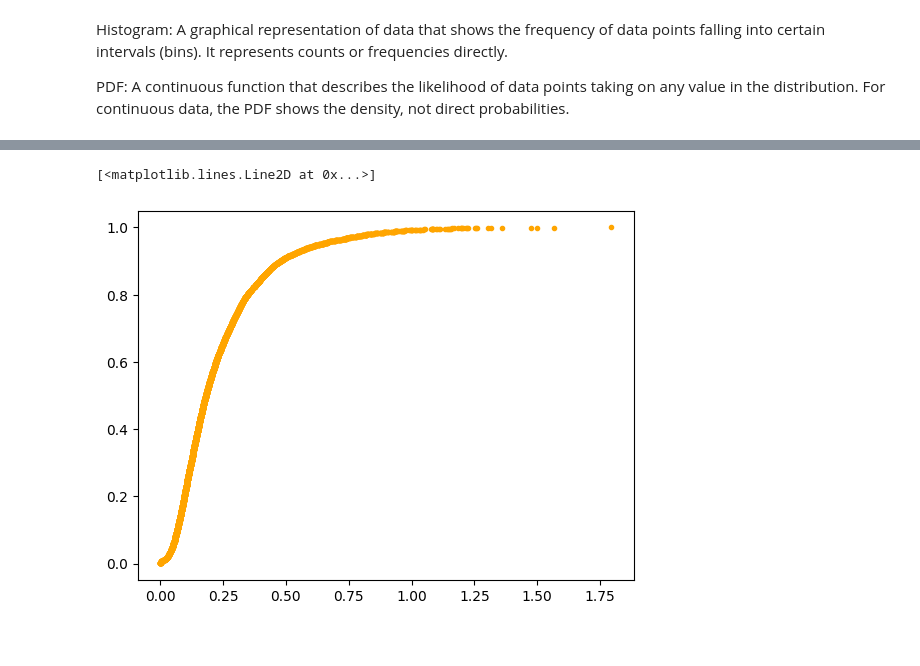
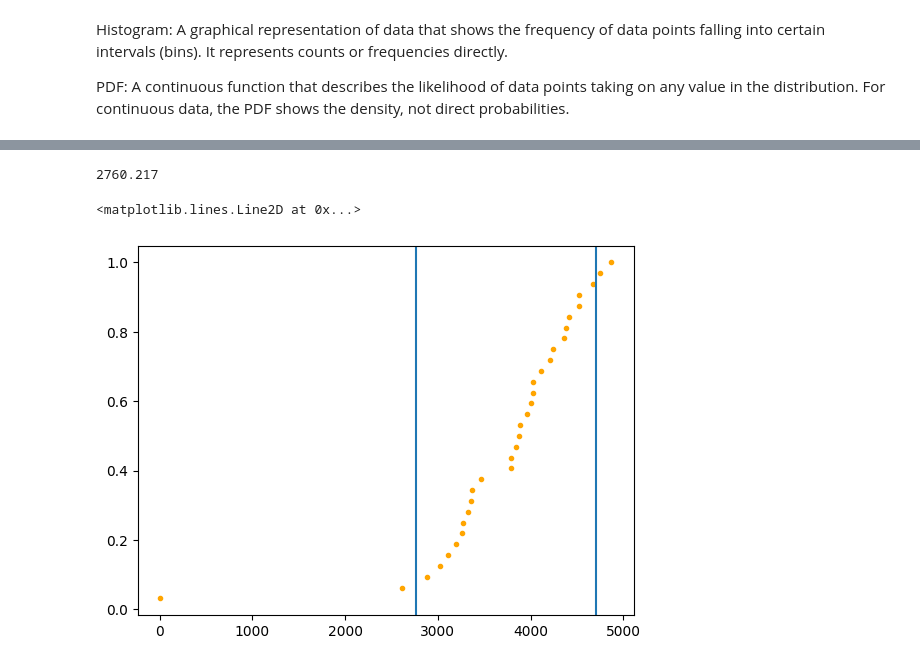
Before and after one commit to bipin-a/aidi-1100, a Jupyter notebook: lecture_material/Week6.ipynb, the cells around one changed output, grey strips where cells are left out. Cells and saved outputs as stored; diff of their text form; code cells hidden in the pictures.

```diff
--- a/lecture_material/Week6.ipynb
+++ b/lecture_material/Week6.ipynb
@@ -3500,0 +3329,4 @@ taxis[m].shape
+# %%
+# This is your bottom threshold
+bottom_thresh = time_series['daily_sum'].quantile(0.05)
+top_thresh = time_series['daily_sum'].quantile(0.95)
@@ -3501,12 +3361,24 @@ taxis[m].shape
+# %%
+bottom_thresh
+# %% [output]
+2760.217
 # %%
-# METHOD 1:
 # Sort trip durations for CDF calculation
 
-sorted_durations = np.sort(taxis['duration'])
+sorted_durations = np.sort(time_series['daily_sum'])
 n = len(sorted_durations)
-
+cdf = np.arange(1, n+1) / n
+fig, ax= plt.subplots()
 # Plot the CDF
-plt.plot(sorted_durations, cdf, marker='.', linestyle='none', color='orange')
+ax.plot(
+    sorted_durations,
+    cdf,
+    marker='.',
+    linestyle='none',
+    color='orange',
+)
+ax.axvline(bottom_thresh)
+ax.axvline(top_thresh)
 # %% [output]
-[<matplotlib.lines.Line2D at 0x...>]
+<matplotlib.lines.Line2D at 0x...>
-[figure, old version]
+[figure, new version]
```
Also changed, not shown: parts of 135 cells of this notebook.
